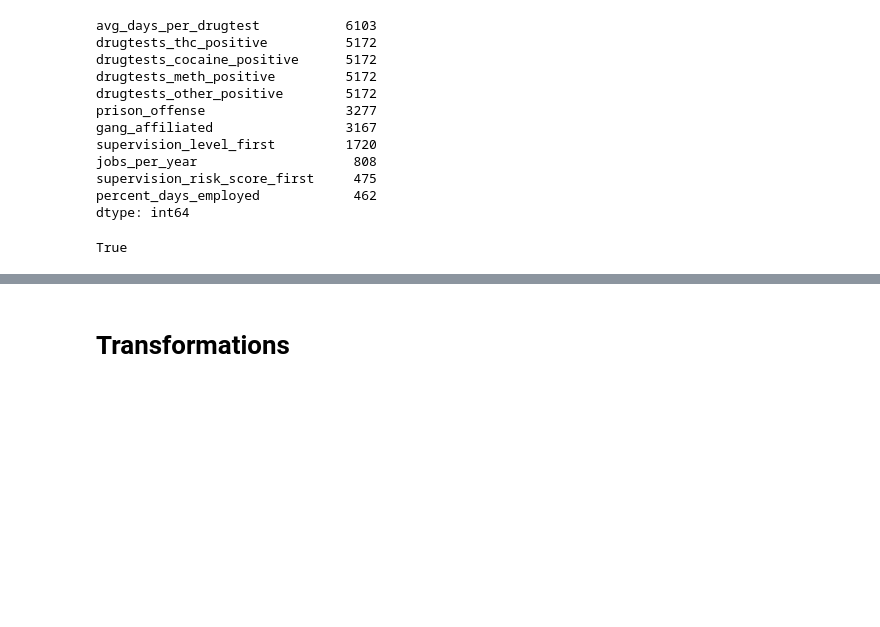
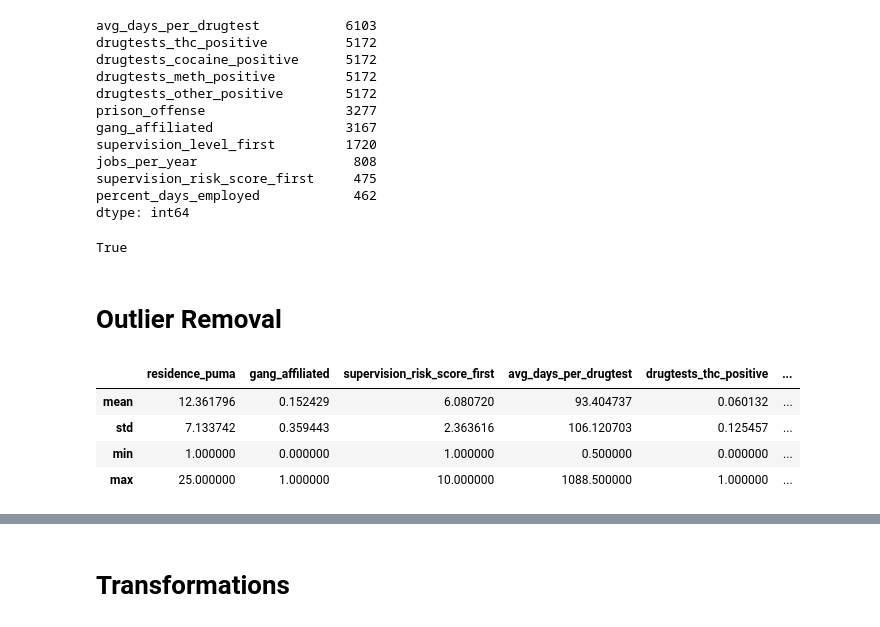
Before and after one commit to El-Bahnasawi/Analyzing-U.S.-Crime-Data, a Jupyter notebook: ML.ipynb, the cells around one changed output, grey strips where cells are left out. Saved outputs shown, nothing was run; the diff lists cells and outputs as text; code cells hidden in the pictures; blank space fills up the shorter version.

```diff
--- a/ML.ipynb
+++ b/ML.ipynb
@@ -95,3 +101,13 @@ ordinal_features = ["age_at_release", "supervision_level_first",
 set(nominal_features + ordinal_features) == set(georgia_reciddf.select_dtypes(include=object).columns)
 # %% [output]
 True
+# %% [markdown]
+# Outlier Removal
+# %%
+georgia_reciddf.select_dtypes(include=[int, float]).describe().loc[["mean", "std", "min", "max"], :]
+# %% [output]
+|  | residence_puma | gang_affiliated | supervision_risk_score_first | avg_days_per_drugtest | drugtests_thc_positive | ... |
+| mean | 12.361796 | 0.152429 | 6.080720 | 93.404737 | 0.060132 | ... |
+| std | 7.133742 | 0.359443 | 2.363616 | 106.120703 | 0.125457 | ... |
+| min | 1.000000 | 0.000000 | 1.000000 | 0.500000 | 0.000000 | ... |
+| max | 25.000000 | 1.000000 | 10.000000 | 1088.500000 | 1.000000 | ... |
```
Also changed, not shown: parts of 36 cells of this notebook, 11 other files.
